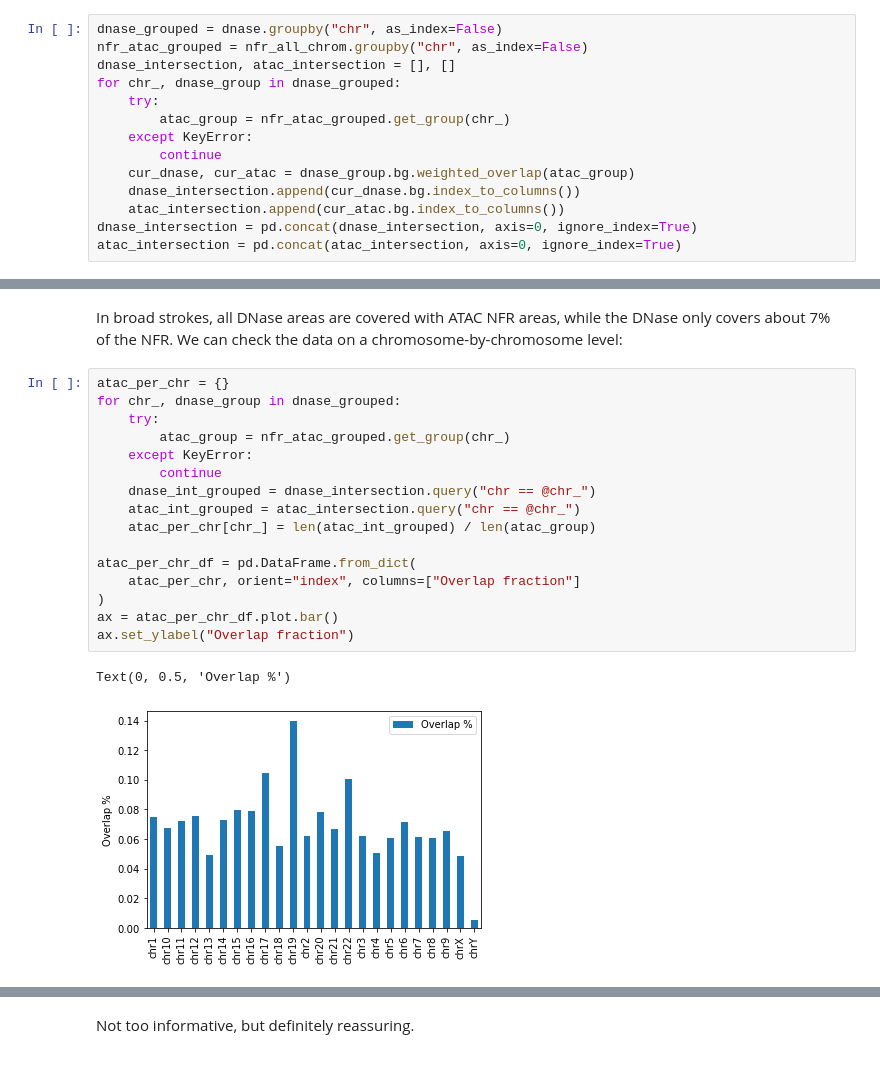
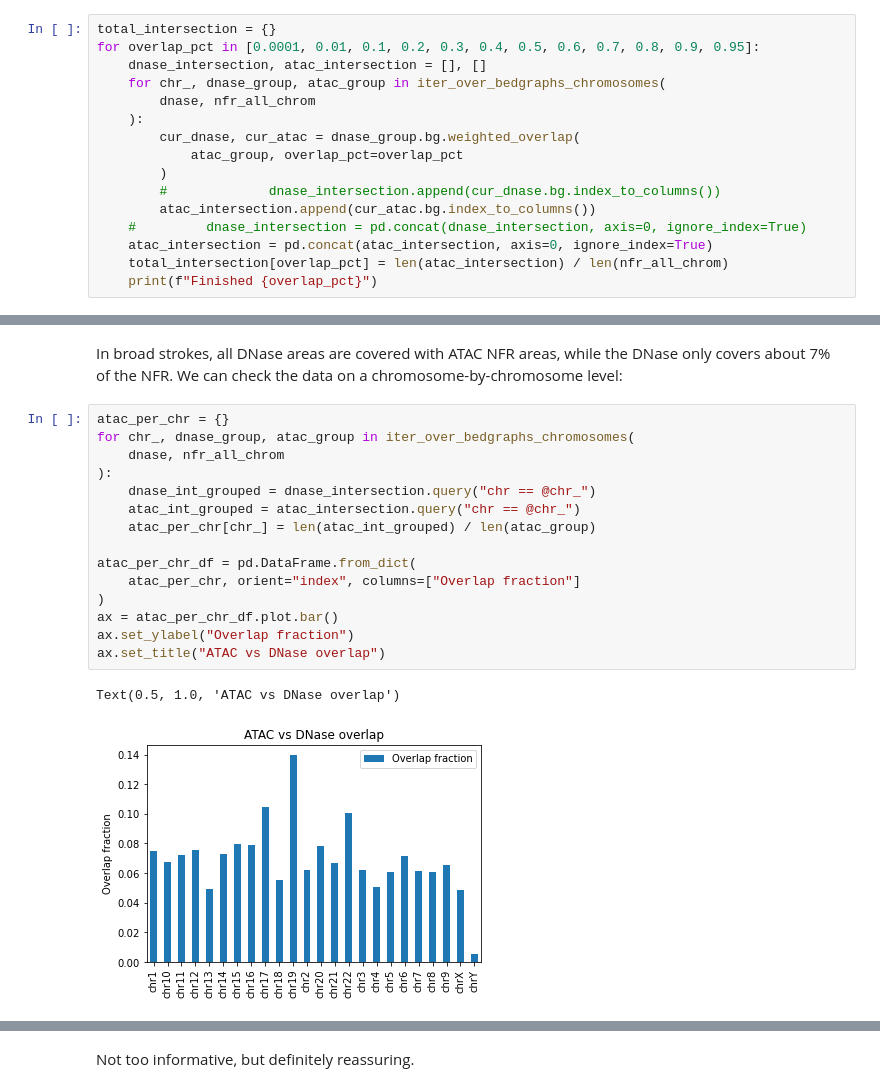
Before and after one commit to ebensteinLab/EcoDAM, a Jupyter notebook: notebooks/venn.ipynb, the cells around one changed output, grey strips where cells are left out. Drawn from its saved outputs; the diff is of its cells as text.

```diff
--- a/notebooks/venn.ipynb
+++ b/notebooks/venn.ipynb
@@ -91,17 +74,19 @@ nfr_all_chrom
 # %% [markdown]
 Now we'll find the intersection of ATAC and DNase, and we'll finally intersect that with our own data:
 # %%
-dnase_grouped = dnase.groupby("chr", as_index=False)
-nfr_atac_grouped = nfr_all_chrom.groupby("chr", as_index=False)
-dnase_intersection, atac_intersection = [], []
-for chr_, dnase_group in dnase_grouped:
-    try:
-        atac_group = nfr_atac_grouped.get_group(chr_)
-    except KeyError:
-        continue
-    cur_dnase, cur_atac = dnase_group.bg.weighted_overlap(atac_group)
-    dnase_intersection.append(cur_dnase.bg.index_to_columns())
-    atac_intersection.append(cur_atac.bg.index_to_columns())
-dnase_intersection = pd.concat(dnase_intersection, axis=0, ignore_index=True)
-atac_intersection = pd.concat(atac_intersection, axis=0, ignore_index=True)
+total_intersection = {}
+for overlap_pct in [0.0001, 0.01, 0.1, 0.2, 0.3, 0.4, 0.5, 0.6, 0.7, 0.8, 0.9, 0.95]:
+    dnase_intersection, atac_intersection = [], []
+    for chr_, dnase_group, atac_group in iter_over_bedgraphs_chromosomes(
+        dnase, nfr_all_chrom
+    ):
+        cur_dnase, cur_atac = dnase_group.bg.weighted_overlap(
+            atac_group, overlap_pct=overlap_pct
+        )
+        #             dnase_intersection.append(cur_dnase.bg.index_to_columns())
+        atac_intersection.append(cur_atac.bg.index_to_columns())
+    #         dnase_intersection = pd.concat(dnase_intersection, axis=0, ignore_index=True)
+    atac_intersection = pd.concat(atac_intersection, axis=0, ignore_index=True)
+    total_intersection[overlap_pct] = len(atac_intersection) / len(nfr_all_chrom)
+    print(f"Finished {overlap_pct}")
 # %% [output]
@@ -137,23 +130,22 @@ len(dnase_intersection) / len(dnase)
 In broad strokes, all DNase areas are covered with ATAC NFR areas, while the DNase only covers about 7% of the NFR. We can check the data on a chromosome-by-chromosome level:
 # %%
 atac_per_chr = {}
-for chr_, dnase_group in dnase_grouped:
-    try:
-        atac_group = nfr_atac_grouped.get_group(chr_)
-    except KeyError:
-        continue
+for chr_, dnase_group, atac_group in iter_over_bedgraphs_chromosomes(
+    dnase, nfr_all_chrom
+):
     dnase_int_grouped = dnase_intersection.query("chr == @chr_")
     atac_int_grouped = atac_intersection.query("chr == @chr_")
     atac_per_chr[chr_] = len(atac_int_grouped) / len(atac_group)
 
 atac_per_chr_df = pd.DataFrame.from_dict(
     atac_per_chr, orient="index", columns=["Overlap fraction"]
 )
 ax = atac_per_chr_df.plot.bar()
 ax.set_ylabel("Overlap fraction")
+ax.set_title("ATAC vs DNase overlap")
 # %% [output]
-Text(0, 0.5, 'Overlap %')
+Text(0.5, 1.0, 'ATAC vs DNase overlap')
-[figure, old version]
+[figure, new version]
 [interactive output not drawn]
 # %% [markdown]
 Not too informative, but definitely reassuring.
```
Also changed, not shown: parts of 13 cells of this notebook, 2 other files.
